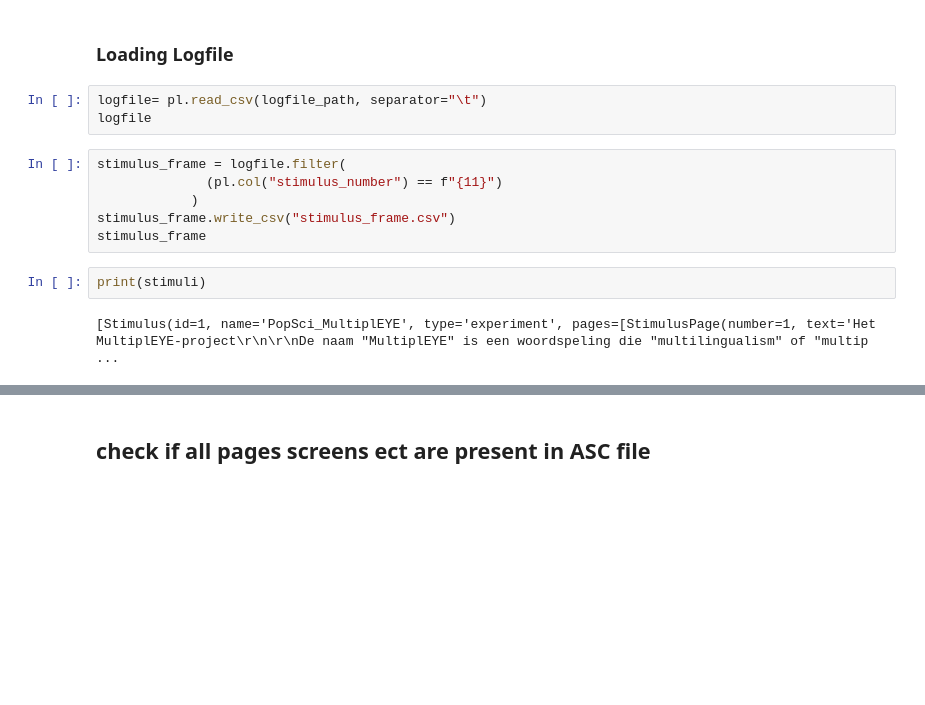
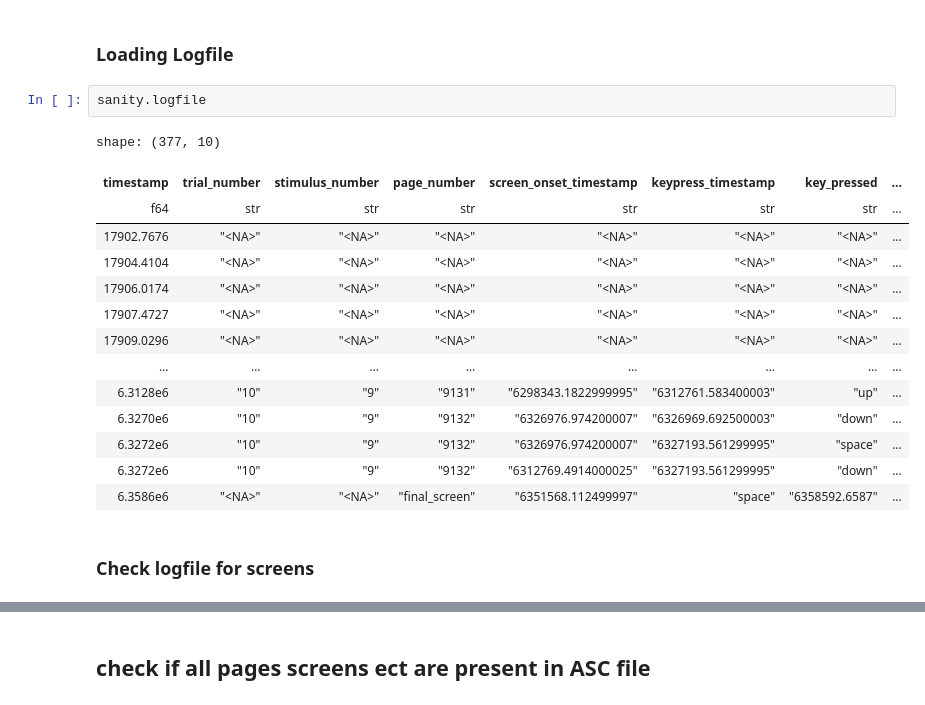
Before and after one commit to theDebbister/multipleye-preprocessing, a Jupyter notebook: quality-report/sanity_checks.ipynb, the cells around one changed output, grey strips where cells are left out. Drawn from its saved outputs; the diff is of its cells as text; blank space fills up the shorter version.

```diff
--- a/quality-report/sanity_checks.ipynb
+++ b/quality-report/sanity_checks.ipynb
@@ -181,18 +340,24 @@ for stimulus in stimuli:
 # %% [markdown]
 ### Loading Logfile
-# %%
-logfile= pl.read_csv(logfile_path, separator="\t")
-logfile
-# %%
-stimulus_frame = logfile.filter(
-              (pl.col("stimulus_number") == f"{11}")
-            )
-stimulus_frame.write_csv("stimulus_frame.csv")
-stimulus_frame
-# %%
-print(stimuli)
-# %% [output]
-[Stimulus(id=1, name='PopSci_MultiplEYE', type='experiment', pages=[StimulusPage(number=1, text='Het MultiplEYE-project\r\n\r\nDe naam "MultiplEYE" is een woordspeling die "multilingualism" of "multip ...
+# %%
+sanity.logfile
+# %% [output]
+shape: (377, 10)
+| timestamp | trial_number | stimulus_number | page_number | screen_onset_timestamp | keypress_timestamp | key_pressed | ... |
+| f64 | str | str | str | str | str | str | ... |
+| 17902.7676 | "<NA>" | "<NA>" | "<NA>" | "<NA>" | "<NA>" | "<NA>" | ... |
+| 17904.4104 | "<NA>" | "<NA>" | "<NA>" | "<NA>" | "<NA>" | "<NA>" | ... |
+| 17906.0174 | "<NA>" | "<NA>" | "<NA>" | "<NA>" | "<NA>" | "<NA>" | ... |
+| 17907.4727 | "<NA>" | "<NA>" | "<NA>" | "<NA>" | "<NA>" | "<NA>" | ... |
+| 17909.0296 | "<NA>" | "<NA>" | "<NA>" | "<NA>" | "<NA>" | "<NA>" | ... |
+| … | … | … | … | … | … | … | ... |
+| 6.3128e6 | "10" | "9" | "9131" | "6298343.1822999995" | "6312761.583400003" | "up" | ... |
+| 6.3270e6 | "10" | "9" | "9132" | "6326976.974200007" | "6326969.692500003" | "down" | ... |
+| 6.3272e6 | "10" | "9" | "9132" | "6326976.974200007" | "6327193.561299995" | "space" | ... |
+| 6.3272e6 | "10" | "9" | "9132" | "6312769.4914000025" | "6327193.561299995" | "down" | ... |
+| 6.3586e6 | "<NA>" | "<NA>" | "final_screen" | "6351568.112499997" | "space" | "6358592.6587" | ... |
+# %% [markdown]
+### Check logfile for screens
 # %%
 def check_all_screens_logfile(logfile: pl, stimuli: Stimulus):
     """ checking if all screens, where ET data is tracked are present in the log file"""
```
Also changed, not shown: parts of 46 cells of this notebook, 4 other files.
